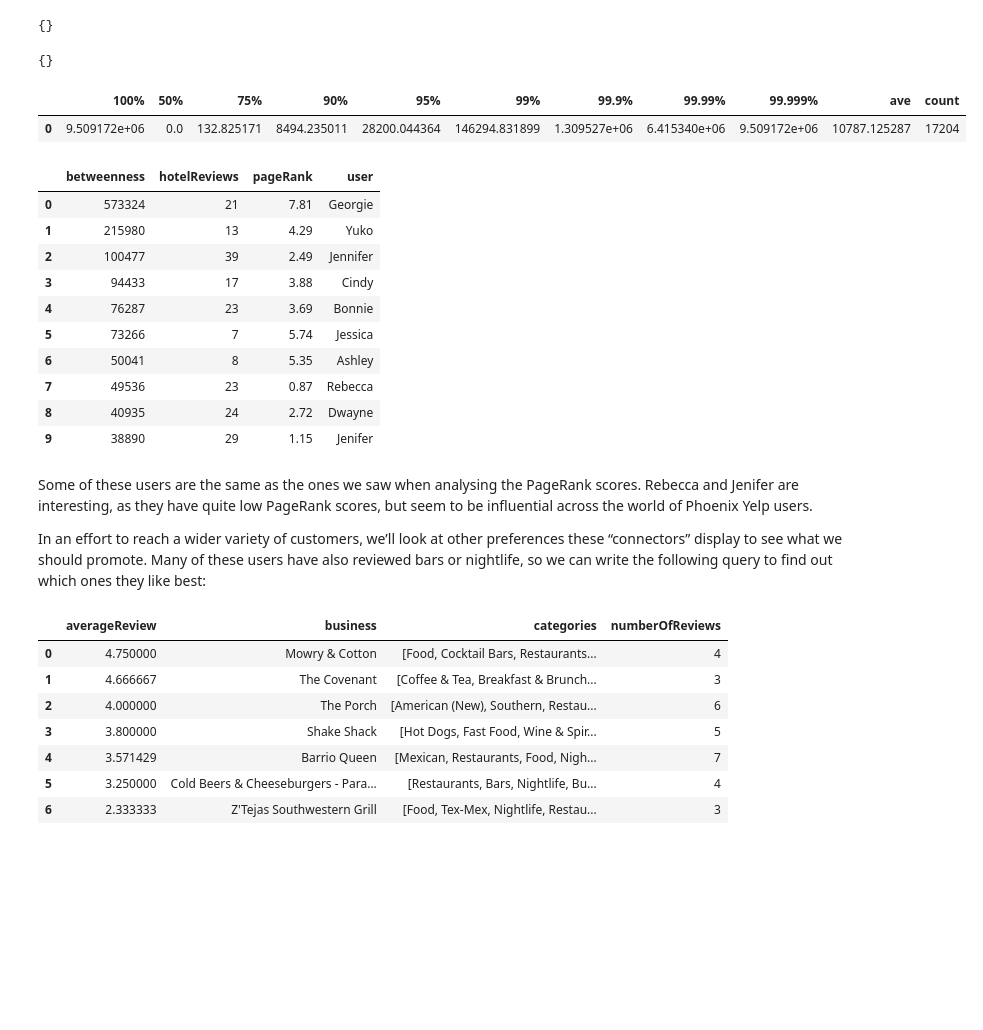
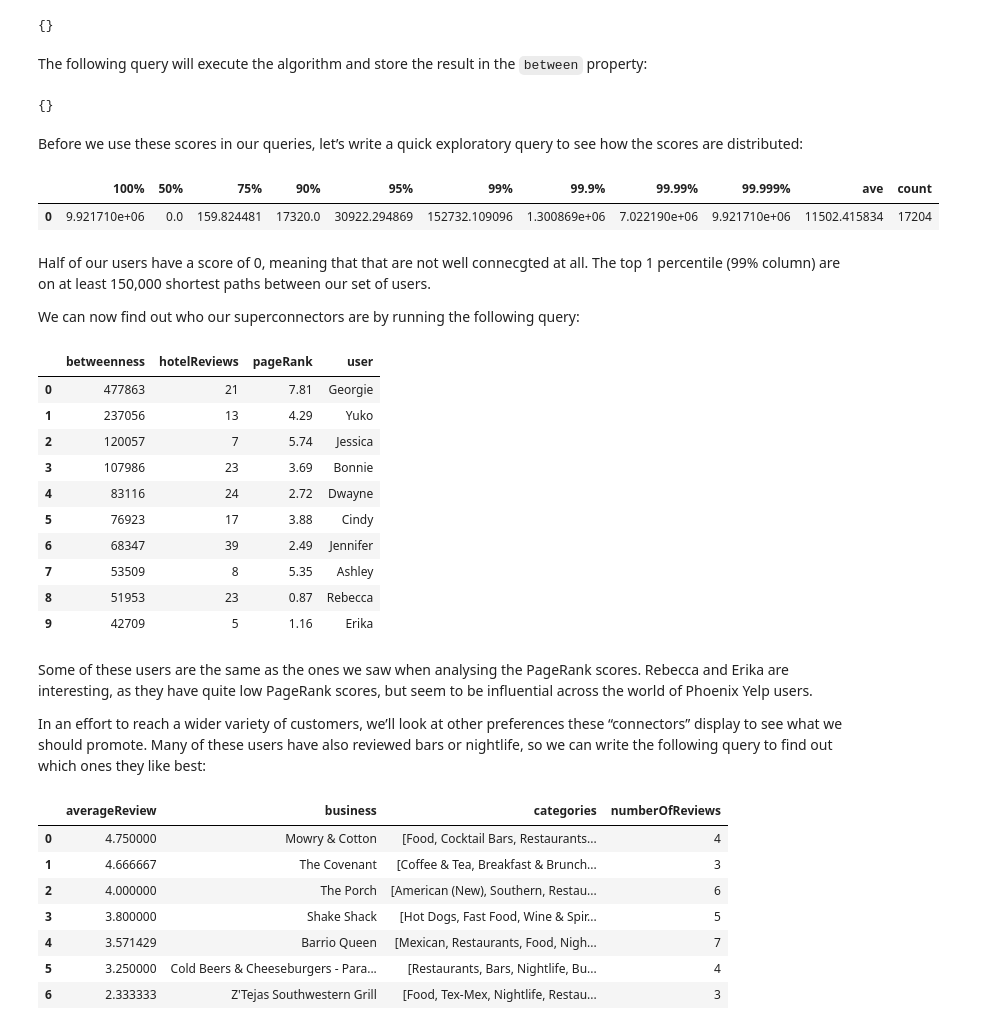
Before and after one commit to mneedham/oreilly-graph-algorithms-learning-course, a Jupyter notebook: notebooks/Module5.ipynb, the cells around one changed output. Drawn from its saved outputs; the diff is of its cells as text; code cells hidden in the pictures; blank space fills up the shorter version.

```diff
--- a/notebooks/Module5.ipynb
+++ b/notebooks/Module5.ipynb
@@ -186,12 +216,16 @@ CALL algo.pageRank(
    RETURN id(u1) AS source, id(u2) AS target',{
      graph: "cypher",
      write: true,
-     writeProperty: "restaurantPageRank",
-     params: {category: $category, cutOff: 3}
+     writeProperty: $writeProperty,
+     params: {category: $category, cutOff: $cutOff}
   })
 """
 
-params = {"category": "Restaurants"}
+params = {
+    "category": "Restaurants",
+    "writeProperty": "restaurantPageRank",
+    "cutOff": 3
+}
 
 with driver.session() as session:
     rows = session.run(query, params)
@@ -235,8 +271,8 @@ Who are these users?
 # %%
 query = """
-// Only find users that have a hotelPageRank score in the top 1% of users
+// Only find users that have a score in the top 1% of users
 MATCH (u:User)
-WHERE u.hotelPageRank > 4
+WHERE u[$prop] > $score
 
 // Find the top 10 of those users
 WITH u ORDER BY u[$prop] DESC
@@ -250,7 +286,8 @@ RETURN u.name AS name,
 
 params = {
     "prop": "restaurantPageRank",
-    "category": "Restaurants"
+    "category": "Restaurants",
+    "score": 4.54
 }
 
 with driver.session() as session:
@@ -328,47 +371,58 @@ with driver.session() as session:
     display(result.summary().counters)
 # %% [output]
 {}
+# %% [markdown]
+The following query will execute the algorithm and store the result in the `between` property:
 # %%
 query = """
-CALL algo.betweenness.sampled('Reviewer', 'FRIENDS', {
-  write: true, writeProperty: "between", maxDepth: 4, probability: 0.2
+CALL algo.betweenness('Reviewer', 'FRIENDS', {
+  write: true,
+  writeProperty: $prop
 })
 """
 
-params = {"prop": "restaurantPageRank"}
+params = {
+    "prop": "between"
+}
 
 with driver.session() as session:
     rows = session.run(query, params)
     display(rows.summary().counters)
 # %% [output]
 {}
+# %% [markdown]
+Before we use these scores in our queries, let’s write a quick exploratory query to see how the scores are distributed:
 # %%
 query = """
 MATCH (u:User)
 WHERE not(u[$prop] is null)
 RETURN count(u[$prop]) AS count,
        avg(u[$prop]) AS ave,
        percentileDisc(u[$prop], 0.5) AS `50%`,
        percentileDisc(u[$prop], 0.75) AS `75%`,
        percentileDisc(u[$prop], 0.90) AS `90%`,
        percentileDisc(u[$prop], 0.95) AS `95%`,
        percentileDisc(u[$prop], 0.99) AS `99%`,
        percentileDisc(u[$prop], 0.999) AS `99.9%`,
        percentileDisc(u[$prop], 0.9999) AS `99.99%`,
        percentileDisc(u[$prop], 0.99999) AS `99.999%`,
        percentileDisc(u[$prop], 1) AS `100%`
 """
 
-params = {"prop": "between"}
+params = {"prop": "between2"}
 
 with driver.session() as session:
     rows = session.run(query, params)
     df = pd.DataFrame([dict(record) for record in rows])
 
 display(df)
 # %% [output]
 |  | 100% | 50% | 75% | 90% | 95% | 99% | 99.9% | 99.99% | 99.999% | ave | count |
-| 0 | 9.509172e+06 | 0.0 | 132.825171 | 8494.235011 | 28200.044364 | 146294.831899 | 1.309527e+06 | 6.415340e+06 | 9.509172e+06 | 10787.125287 | 17204 |
+| 0 | 9.921710e+06 | 0.0 | 159.824481 | 17320.0 | 30922.294869 | 152732.109096 | 1.300869e+06 | 7.022190e+06 | 9.921710e+06 | 11502.415834 | 17204 |
+# %% [markdown]
+Half of our users have a score of 0, meaning that that are not well connecgted at all. The top 1 percentile (99% column) are on at least 150,000 shortest paths between our set of users.
+
+We can now find out who our superconnectors are by running the following query:
 # %%
 query = """
 MATCH(u:User)-[:WROTE]->()-[:REVIEWS]->(:Business {name: $business})
@@ -396,18 +450,18 @@ df = df.round(2)
 df
 # %% [output]
 |  | betweenness | hotelReviews | pageRank | user |
-| 0 | 573324 | 21 | 7.81 | Georgie |
-| 1 | 215980 | 13 | 4.29 | Yuko |
-| 2 | 100477 | 39 | 2.49 | Jennifer |
-| 3 | 94433 | 17 | 3.88 | Cindy |
-| 4 | 76287 | 23 | 3.69 | Bonnie |
-| 5 | 73266 | 7 | 5.74 | Jessica |
-| 6 | 50041 | 8 | 5.35 | Ashley |
-| 7 | 49536 | 23 | 0.87 | Rebecca |
-| 8 | 40935 | 24 | 2.72 | Dwayne |
-| 9 | 38890 | 29 | 1.15 | Jenifer |
+| 0 | 477863 | 21 | 7.81 | Georgie |
+| 1 | 237056 | 13 | 4.29 | Yuko |
+| 2 | 120057 | 7 | 5.74 | Jessica |
+| 3 | 107986 | 23 | 3.69 | Bonnie |
+| 4 | 83116 | 24 | 2.72 | Dwayne |
+| 5 | 76923 | 17 | 3.88 | Cindy |
+| 6 | 68347 | 39 | 2.49 | Jennifer |
+| 7 | 53509 | 8 | 5.35 | Ashley |
+| 8 | 51953 | 23 | 0.87 | Rebecca |
+| 9 | 42709 | 5 | 1.16 | Erika |
 # %% [markdown]
-Some of these users are the same as the ones we saw when analysing the PageRank scores. Rebecca and Jenifer are interesting, as they have quite low PageRank scores, but seem to be influential across the world of Phoenix Yelp users.
+Some of these users are the same as the ones we saw when analysing the PageRank scores. Rebecca and Erika are interesting, as they have quite low PageRank scores, but seem to be influential across the world of Phoenix Yelp users.
 
 In an effort to reach a wider variety of customers, we’ll look at other preferences these “connectors” display to see what we should promote. Many of these users have also reviewed bars or nightlife, so we can write the following query to find out which ones they like best:
 # %%
```
Also changed, not shown: parts of 24 cells of this notebook, 13 other files.
